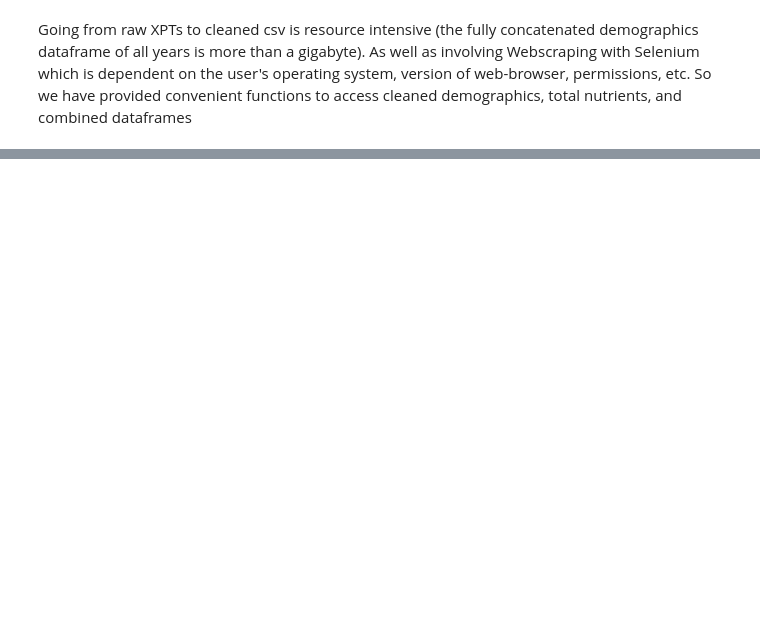
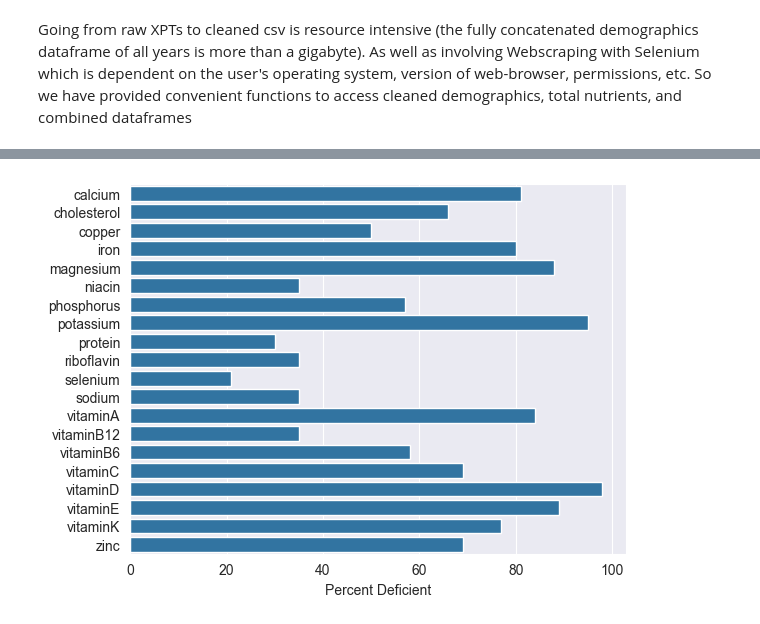
Before and after one commit to TheFish18/MADSMilestoneI, a Jupyter notebook: Scripts/main.ipynb, the cells around one changed output, grey strips where cells are left out. Saved outputs shown, nothing was run; the diff lists cells and outputs as text; code cells hidden in the pictures; blank space fills up the shorter version.

```diff
--- a/Scripts/main.ipynb
+++ b/Scripts/main.ipynb
@@ -190,0 +253,65 @@ In the past. I have had the most luck looking at the various distributions of va
+# %%
+def get_fda_recommend_df():
+    """
+    Gets the FDA's recommendation of daily nutrition intake values
+    src:
+        'https://www.fda.gov/food/nutrition-facts-label/daily-value-nutrition-and-supplement-facts-labels'
+    :return: (pd.DataFrame)
+    """
+    df_fda = pd.read_html('https://www.fda.gov/food/nutrition-facts-label/daily-value-nutrition-and-supplement-facts-labels')[0]
+    df_fda['Current Daily Value'] = df_fda['Current Daily Value'].str.extract('(\d+(\.\d+)?)')[0].astype(np.float32)
+    return df_fda
+
+def get_deficiencies_df():
+    """
+
+    :param df_nhanes:
+    :param df_fda:
+    :param dict_map: maps nhanes_col_name to fda_col_name
+    :return:
+    """
+    df_nhanes = get_combined_df()
+    df_fda = get_fda_recommend_df()
+
+    dict_map = NHANESDataFrame.get_nhanes_to_fda_rec_dict()
+    dict_map_inv = {v: k for k, v in dict_map.items()}
+
+    recs = df_fda.set_index('Nutrient').to_dict()['Current Daily Value']
+    recs = {dict_map_inv[k]: v for k, v in recs.items() if k in dict_map_inv}
+
+    recs = pd.Series(recs)
+    df = df_nhanes[list(dict_map.keys())]
+    df, recs = df.align(recs, axis=1)
+
+    df = df > recs
+    return df.astype(int)
+
+def proportion_deficient_df():
+    df = get_deficiencies_df()
+    out_dict = {}
+    for col in df.columns:
+        counts = df.value_counts(col, True).to_dict()
+        out_dict[col] = counts
+
+    df = pd.DataFrame(
+        out_dict
+    ).transpose(
+
+    ).reset_index(
+        names='nutrient'
+    ).rename(
+        columns={1: "Adequate", 0: "Deficient"}
+    )
+    return df
+
+def plot_percent_deficient():
+    df = proportion_deficient_df()
+    df.Deficient = (df.Deficient * 100).astype(int)
+    sns.barplot(df, x='Deficient', y='nutrient')
+    plt.ylabel(None)
+    plt.xlabel("Percent Deficient")
+    plt.show()
+
+plot_percent_deficient()
+# %% [output]
+[figure, added]
```
Also changed, not shown: parts of 23 cells of this notebook, 5 other files.
